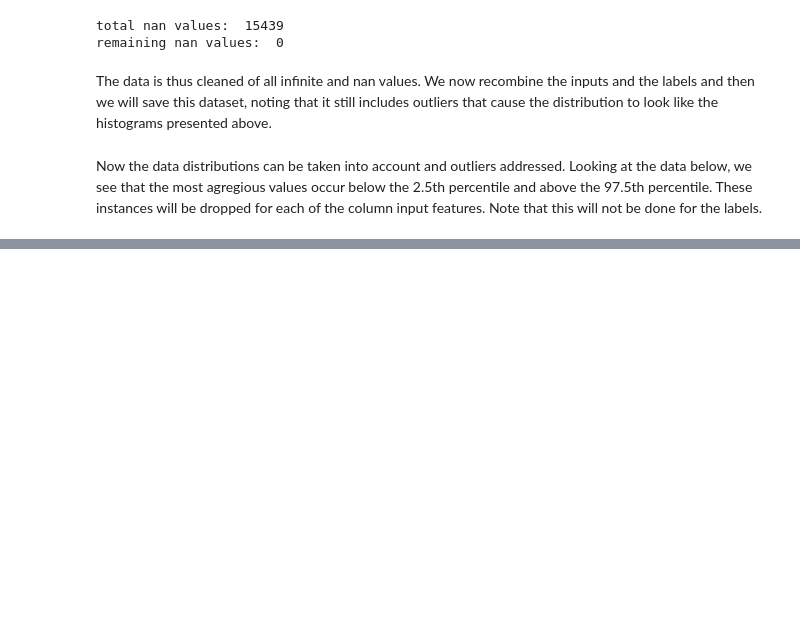
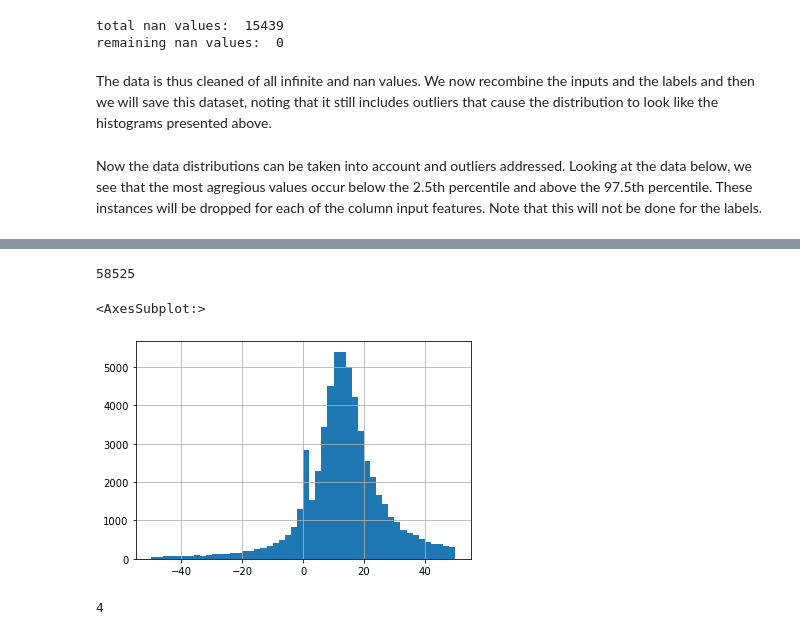
Before and after one commit to oldhiltonian/nyse-ml, a Jupyter notebook: nyse_ml/1_initial.ipynb, the cells around one changed output, grey strips where cells are left out. Drawn from its saved outputs; the diff is of its cells as text; code cells hidden in the pictures; blank space fills up the shorter version.

```diff
--- a/nyse_ml/1_initial.ipynb
+++ b/nyse_ml/1_initial.ipynb
@@ -354,0 +355,15 @@ df.describe(percentiles=[0, 0.025, 0.05, 0.95, 0.975, 1.0])
+# %%
+at = cleaned_df.PE_avg
+# at.hist(bins=50)
+at_ = at[(at > -50) & (at < 50)]
+print(len(at_))
+at_.hist(bins=50)
+# at_.plot(kind='box')
+# %% [output]
+58525
+<AxesSubplot:>
+[figure, added]
+# %%
+sum(cleaned_df.assetTurnover > 100)
+# %% [output]
+4
```
Also changed, not shown: parts of 8 cells of this notebook, 1 other file.
